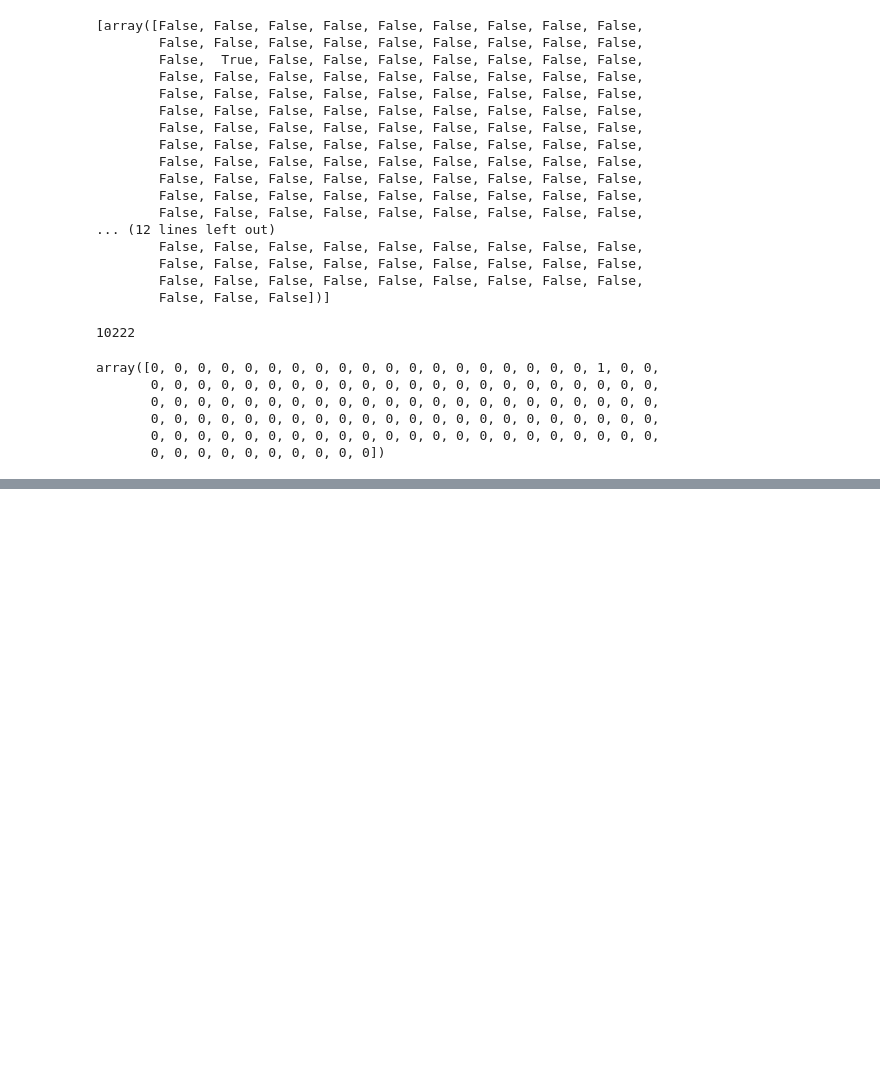
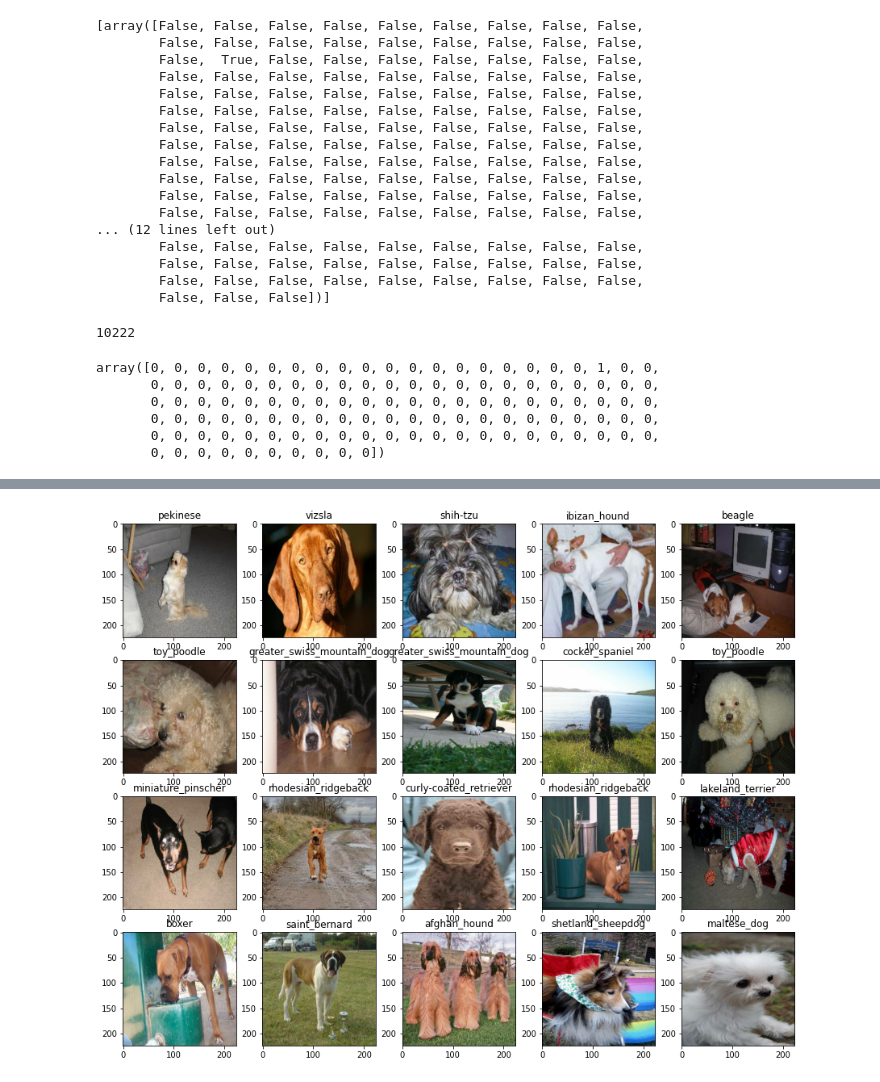
Before and after one commit to granulatedsugar/Data-Science, a Jupyter notebook: Dog-Breed-Classification/Dog_Breed_Classification.ipynb, the cells around one changed output, grey strips where cells are left out. Cells and saved outputs as stored; diff of their text form; code cells hidden in the pictures; blank space fills up the shorter version.

```diff
--- a/Dog-Breed-Classification/Dog_Breed_Classification.ipynb
+++ b/Dog-Breed-Classification/Dog_Breed_Classification.ipynb
@@ -205,0 +244,5 @@ array([0, 0, 0, 0, 0, 0, 0, 0, 0, 0, 0, 0, 0, 0, 0, 0, 0, 0, 0, 1, 0, 0,
+# %%
+# Conver imaage to NumPy array
+from matplotlib.pyplot import imread
+image = imread(train_img_path_names[42])
+image.shape
@@ -205,0 +418,6 @@ array([0, 0, 0, 0, 0, 0, 0, 0, 0, 0, 0, 0, 0, 0, 0, 0, 0, 0, 0, 1, 0, 0,
+# %%
+# Visualize validation set
+val_images, val_labels = next(val_data.as_numpy_iterator())
+show_20_images(val_images, val_labels)
+# %% [output]
+[figure, added]
```
Also changed, not shown: parts of 34 cells of this notebook.
